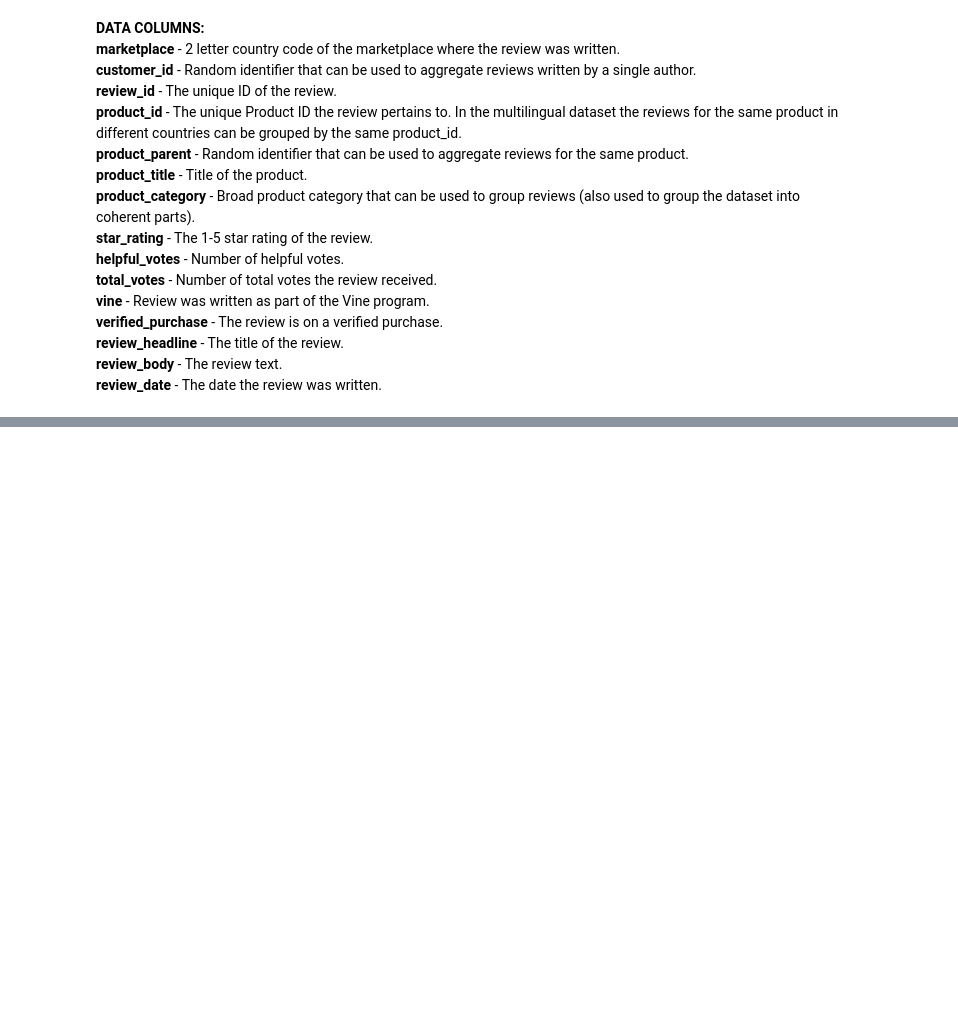
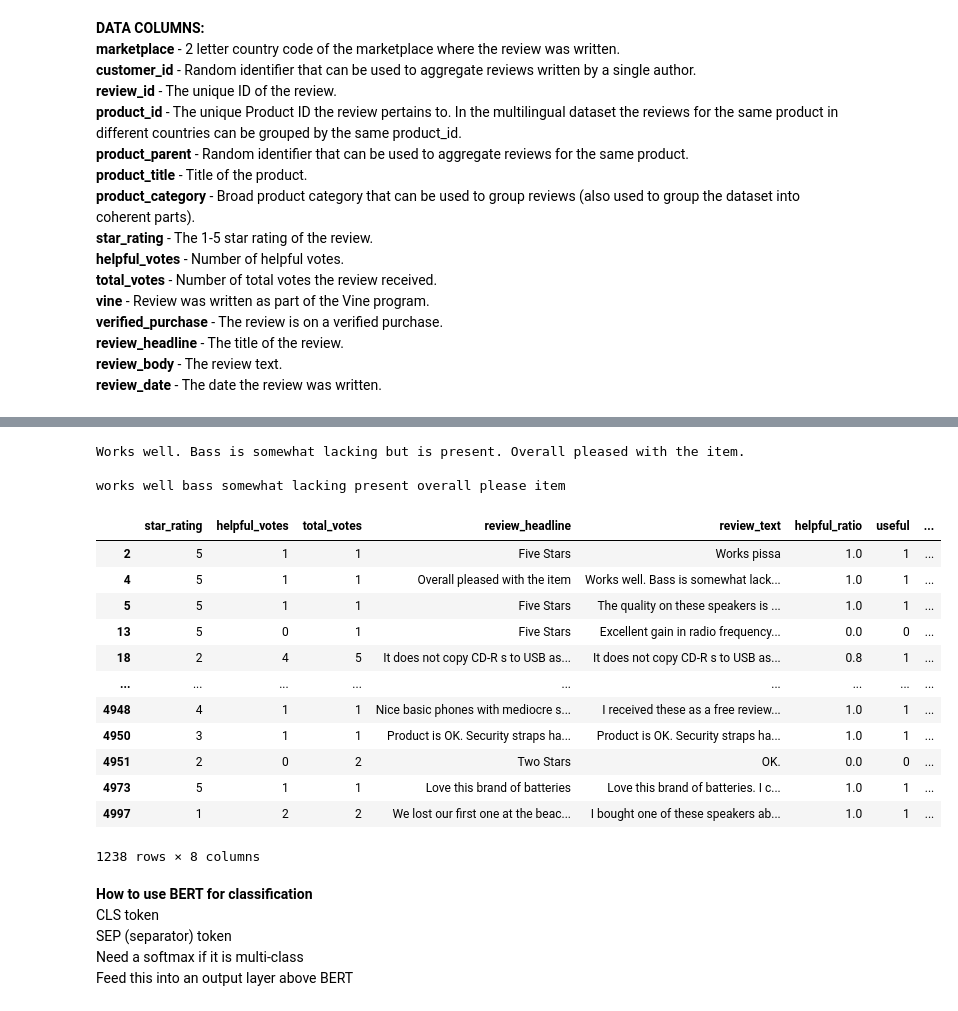
Before and after one commit to davidmiller2013/amazon-nlp-classification, a Jupyter notebook: notebooks/data-processing.ipynb, the cells around one changed output, grey strips where cells are left out. Drawn from its saved outputs; the diff is of its cells as text; code cells hidden in the pictures; blank space fills up the shorter version.

```diff
--- a/notebooks/data-processing.ipynb
+++ b/notebooks/data-processing.ipynb
@@ -816,0 +784,33 @@ electronics.to_csv('../data/electronics.csv')
+# %%
+# Remove accents
+
+remove_accent = lambda text: normalize("NFKD", text).encode("ascii", "ignore").decode("utf-8", "ignore")
+electronics["review_processed"] = electronics["review_processed"].apply(remove_accent)
+
+# Remove punctuation
+pattern = r"[^\w\s]"
+electronics["review_processed"] = electronics["review_processed"].str.replace(pat=pattern, repl=" ", regex=True)
+
+# Convert to lowercase
+electronics["review_processed"] = electronics["review_processed"].str.lower()
+
+# Remove stopwords
+stop_words = stopwords.words("english")
+stop_words = [word.replace("\'", "") for word in stop_words]
+# print(f"sample stop words: {stop_words[:15]} \n")
+
+remove_stop_words = lambda row: " ".join([token for token in row.split(" ") if token not in stop_words])
+electronics["review_processed"] = electronics["review_processed"].apply(remove_stop_words)
+
+# Remove extra spaces
+pattern = r"[\s]+"
+electronics["review_processed"] = electronics["review_processed"].str.replace(pat=pattern, repl=" ", regex=True)
+
+# Example review
+print(electronics["review_text"].iloc[1])
+print("")
+print(electronics["review_processed"].iloc[1])
+# %% [output]
+Works well. Bass is somewhat lacking but is present. Overall pleased with the item.
+
+works well bass somewhat lacking present overall please item
@@ -816,0 +819,22 @@ electronics.to_csv('../data/electronics.csv')
+# %%
+electronics
+# %% [output]
+|  | star_rating | helpful_votes | total_votes | review_headline | review_text | helpful_ratio | useful | ... |
+| 2 | 5 | 1 | 1 | Five Stars | Works pissa | 1.0 | 1 | ... |
+| 4 | 5 | 1 | 1 | Overall pleased with the item | Works well. Bass is somewhat lack... | 1.0 | 1 | ... |
+| 5 | 5 | 1 | 1 | Five Stars | The quality on these speakers is ... | 1.0 | 1 | ... |
+| 13 | 5 | 0 | 1 | Five Stars | Excellent gain in radio frequency... | 0.0 | 0 | ... |
+| 18 | 2 | 4 | 5 | It does not copy CD-R s to USB as... | It does not copy CD-R s to USB as... | 0.8 | 1 | ... |
+| ... | ... | ... | ... | ... | ... | ... | ... | ... |
+| 4948 | 4 | 1 | 1 | Nice basic phones with mediocre s... | I received these as a free review... | 1.0 | 1 | ... |
+| 4950 | 3 | 1 | 1 | Product is OK. Security straps ha... | Product is OK. Security straps ha... | 1.0 | 1 | ... |
+| 4951 | 2 | 0 | 2 | Two Stars | OK. | 0.0 | 0 | ... |
+| 4973 | 5 | 1 | 1 | Love this brand of batteries | Love this brand of batteries. I c... | 1.0 | 1 | ... |
+| 4997 | 1 | 2 | 2 | We lost our first one at the beac... | I bought one of these speakers ab... | 1.0 | 1 | ... |
+1238 rows × 8 columns
+# %% [markdown]
+__How to use BERT for classification__
+CLS token
+SEP (separator) token
+Need a softmax if it is multi-class
+Feed this into an output layer above BERT
```
Also changed, not shown: parts of 20 cells of this notebook.
